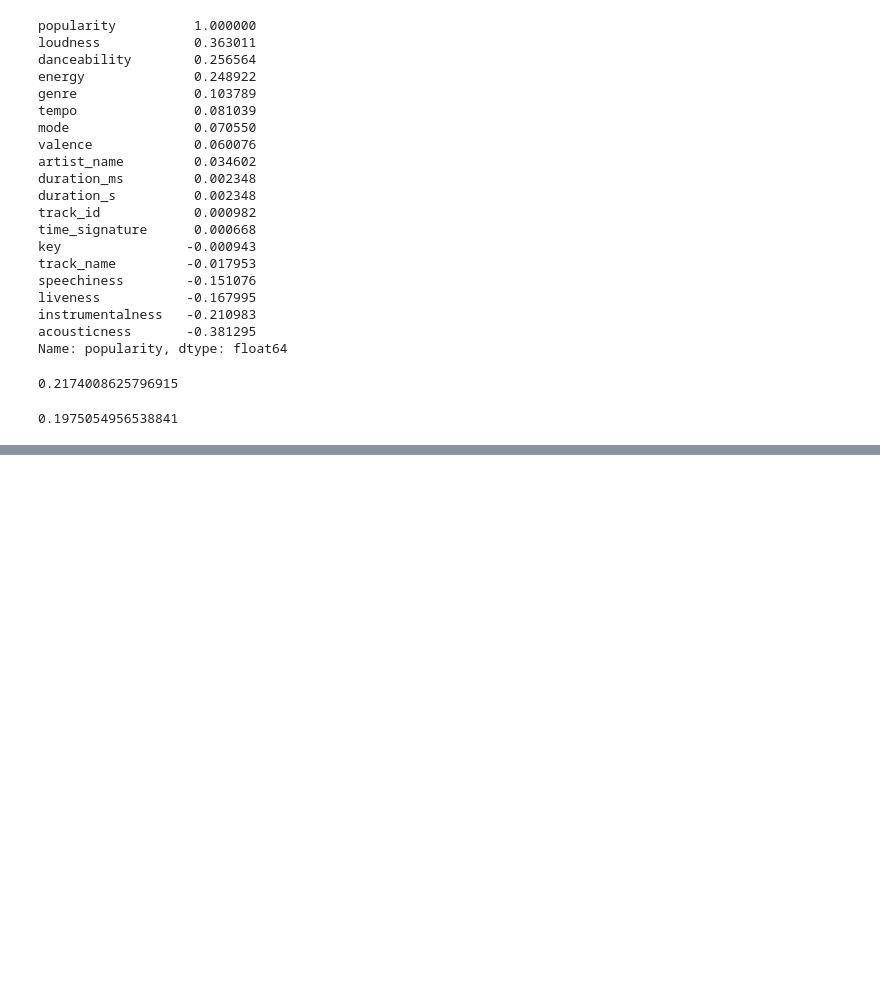
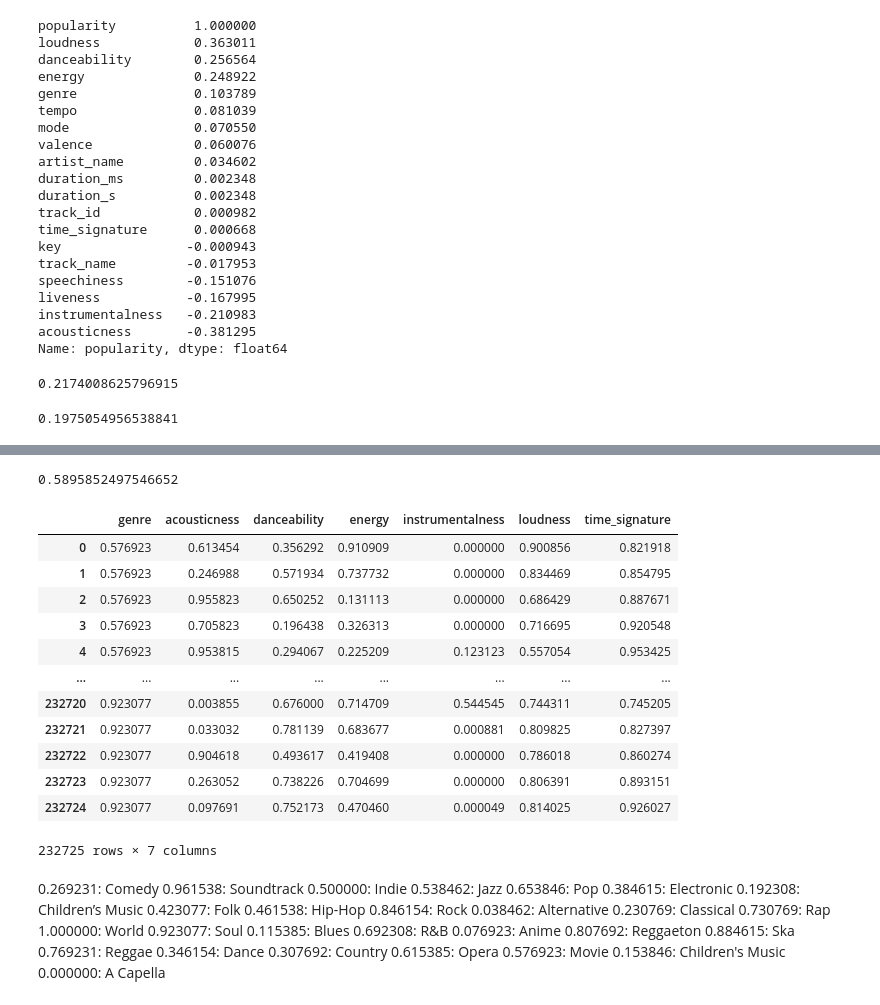
Before and after one commit to pausalazar101/Ironhack_spotify_project, a Jupyter notebook: data_cleaning.ipynb, the cells around one changed output, grey strips where cells are left out. Saved outputs shown, nothing was run; the diff lists cells and outputs as text; code cells hidden in the pictures; blank space fills up the shorter version.

```diff
--- a/data_cleaning.ipynb
+++ b/data_cleaning.ipynb
@@ -613,0 +700,8 @@ model.score(X_test, y_test)
+# %%
+df = pd.read_csv('SpotifyFeatures.csv')
+df = df.drop(['artist_name', 'track_id', 'track_name'], axis=1)
+df.shape
+import matplotlib.pyplot as plt
+
+genre_counts = df['genre'].value_counts()
+print(genre_counts)
@@ -613,0 +726,28 @@ model.score(X_test, y_test)
+# %%
+from sklearn.preprocessing import LabelEncoder
+
+label_encoder = LabelEncoder()
+
+object_columns = df.select_dtypes(include=['object']).columns
+
+for column in object_columns:
+    df[column] = label_encoder.fit_transform(df[column])
+
+from sklearn.preprocessing import MinMaxScaler
+scaler = MinMaxScaler()
+normalized_data = scaler.fit_transform(df)
+normalized_df = pd.DataFrame(normalized_data, columns=df.columns)
+df=normalized_df
+X = df.drop(['popularity', 'mode', 'tempo', 'valence', 'duration_ms', 'duration_s', 'key', 'speechiness', 'liveness','time_signature'], axis=1)
+y = df['popularity']
+X_train, X_test, y_train, y_test = train_test_split(X, y, test_size=0.2, random_state=42)
+# %%
+from sklearn.neighbors import KNeighborsRegressor
+knn_reg = KNeighborsRegressor(n_neighbors=11)
+knn_reg.fit(X_train, y_train)
+
+y_pred = knn_reg.predict(X_test)
+
+print(knn_reg.score(X_test, y_test))
+# %% [output]
+0.5895852497546652
@@ -613,0 +757,44 @@ model.score(X_test, y_test)
+# %%
+X
+# %% [output]
+|  | genre | acousticness | danceability | energy | instrumentalness | loudness | time_signature |
+| 0 | 0.576923 | 0.613454 | 0.356292 | 0.910909 | 0.000000 | 0.900856 | 0.821918 |
+| 1 | 0.576923 | 0.246988 | 0.571934 | 0.737732 | 0.000000 | 0.834469 | 0.854795 |
+| 2 | 0.576923 | 0.955823 | 0.650252 | 0.131113 | 0.000000 | 0.686429 | 0.887671 |
+| 3 | 0.576923 | 0.705823 | 0.196438 | 0.326313 | 0.000000 | 0.716695 | 0.920548 |
+| 4 | 0.576923 | 0.953815 | 0.294067 | 0.225209 | 0.123123 | 0.557054 | 0.953425 |
+| ... | ... | ... | ... | ... | ... | ... | ... |
+| 232720 | 0.923077 | 0.003855 | 0.676000 | 0.714709 | 0.544545 | 0.744311 | 0.745205 |
+| 232721 | 0.923077 | 0.033032 | 0.781139 | 0.683677 | 0.000881 | 0.809825 | 0.827397 |
+| 232722 | 0.923077 | 0.904618 | 0.493617 | 0.419408 | 0.000000 | 0.786018 | 0.860274 |
+| 232723 | 0.923077 | 0.263052 | 0.738226 | 0.704699 | 0.000000 | 0.806391 | 0.893151 |
+| 232724 | 0.923077 | 0.097691 | 0.752173 | 0.470460 | 0.000049 | 0.814025 | 0.926027 |
+232725 rows × 7 columns
+# %% [markdown]
+0.269231: Comedy
+0.961538: Soundtrack
+0.500000: Indie
+0.538462: Jazz
+0.653846: Pop
+0.384615: Electronic
+0.192308: Children’s Music
+0.423077: Folk
+0.461538: Hip-Hop
+0.846154: Rock
+0.038462: Alternative
+0.230769: Classical
+0.730769: Rap
+1.000000: World
+0.923077: Soul
+0.115385: Blues
+0.692308: R&B
+0.076923: Anime
+0.807692: Reggaeton
+0.884615: Ska
+0.769231: Reggae
+0.346154: Dance
+0.307692: Country
+0.615385: Opera
+0.576923: Movie
+0.153846: Children's Music
+0.000000: A Capella
```
Also changed, not shown: parts of 29 cells of this notebook, 1 other file.
